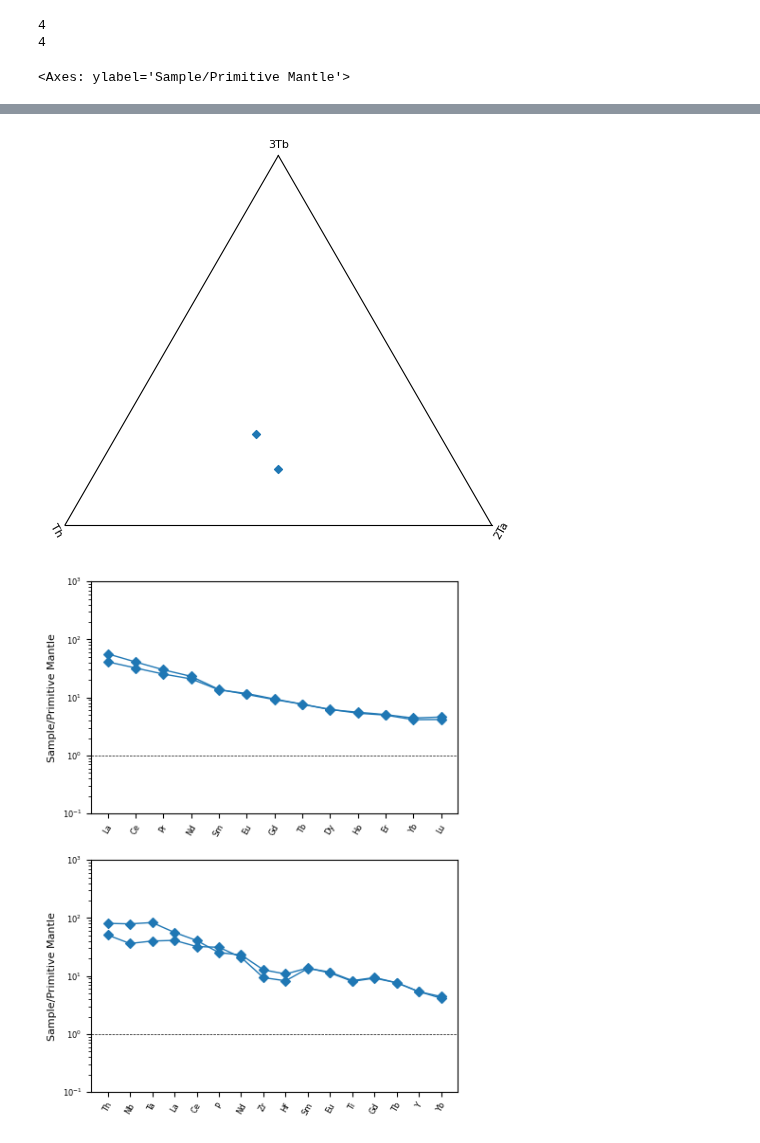
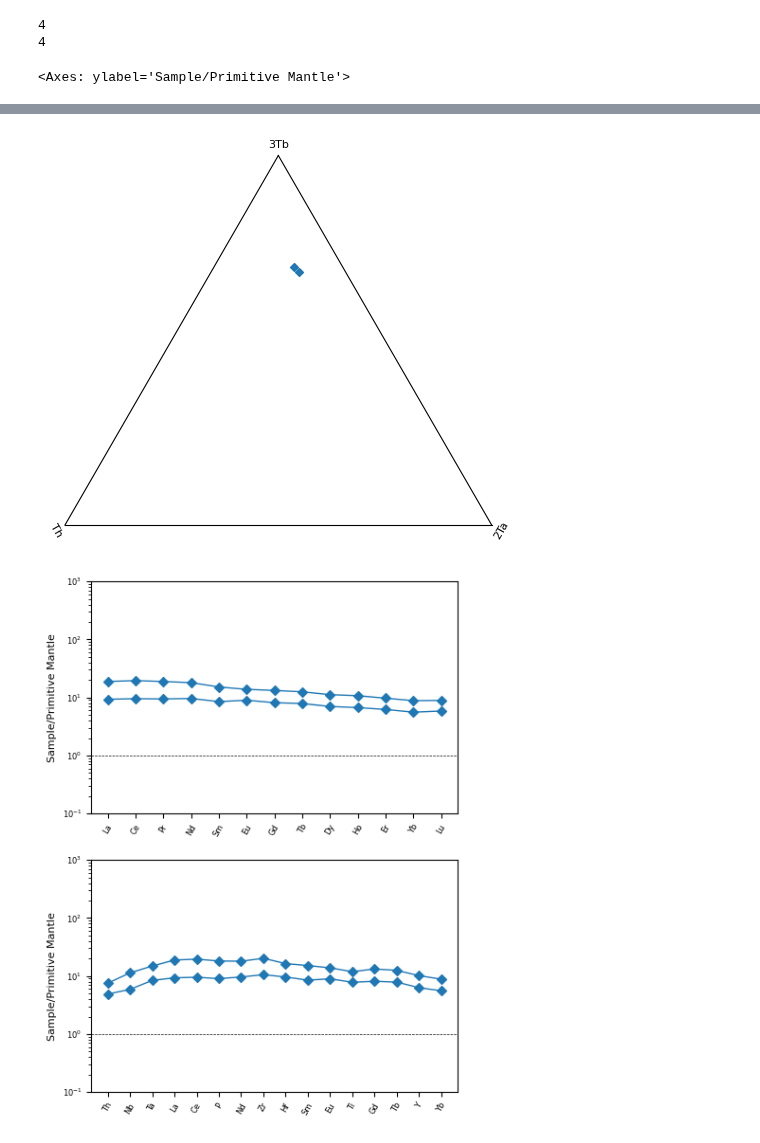
Before and after one commit to dyvasey/dataset-caucasus-gchem-2023, a Jupyter notebook: plot_trace.ipynb, the cells around one changed output, grey strips where cells are left out. Cells and saved outputs as stored; diff of their text form; code cells hidden in the pictures.

```diff
--- a/plot_trace.ipynb
+++ b/plot_trace.ipynb
@@ -52,7 +55,7 @@ gp.immobile(data_filtered,ax=axs[1])
 # %%
 # Look at specific samples
 
-samples = ['G22032A','G22041C']
+samples = ['G22076','G22081']
 
 smp_data = data.loc[samples]
 
@@ -76,2 +79,2 @@ gp.immobile(smp_data,ax=axs[1])
-[figure, old version]
+[figure, new version]
-[figure, old version]
+[figure, new version]
```
Also changed, not shown: parts of 5 cells of this notebook, 1 other file.
